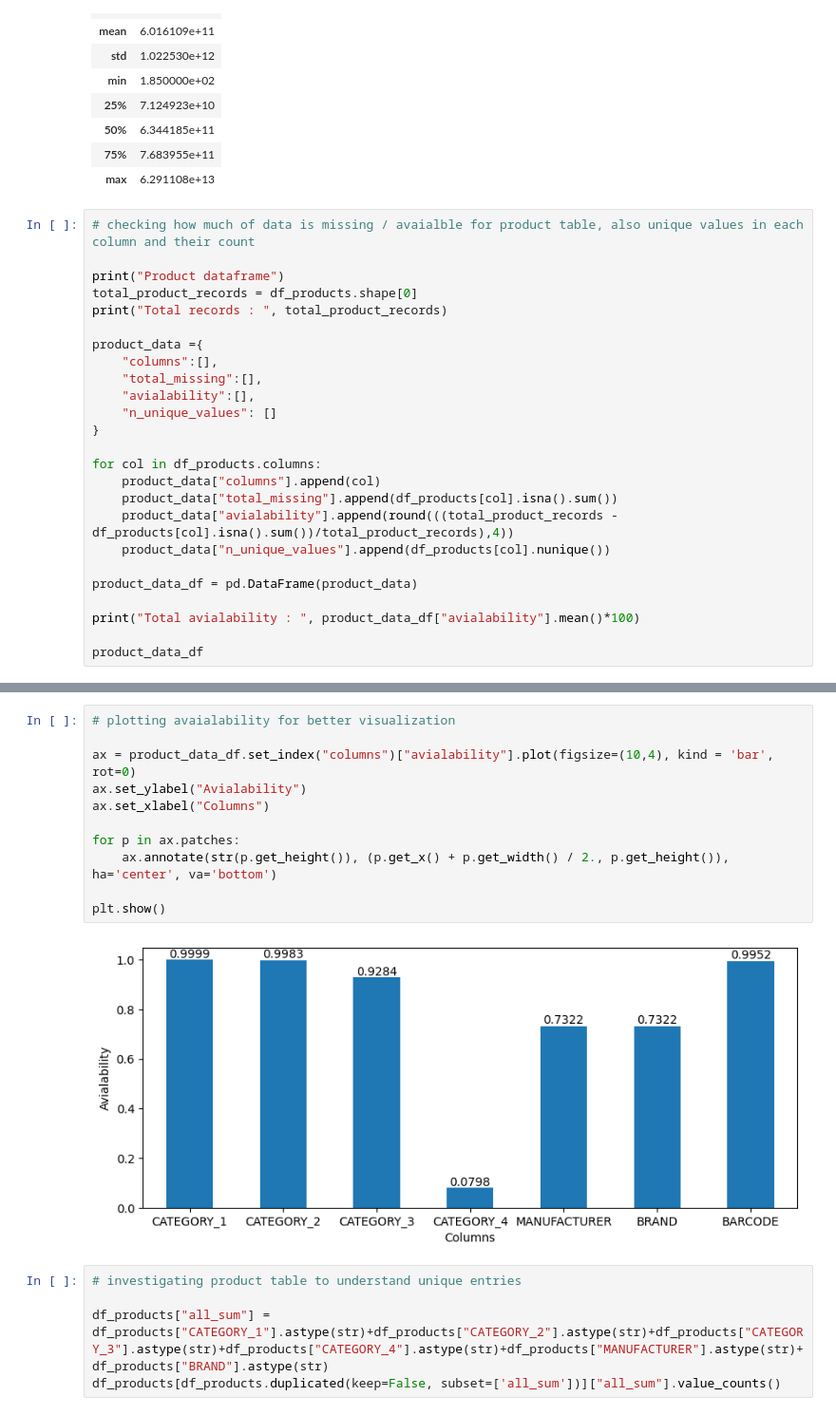
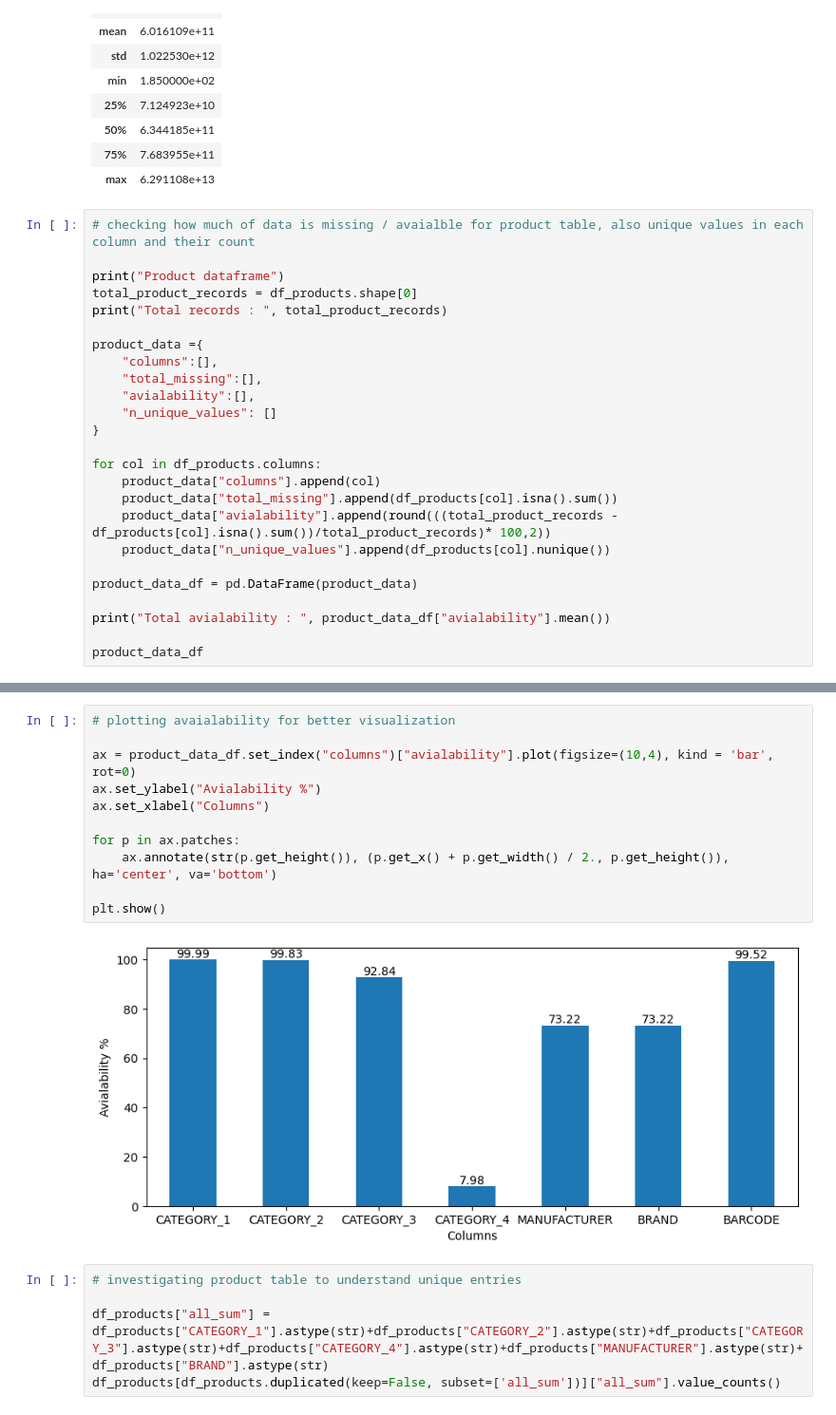
Before and after one commit to amoghkokari/MarketAnalytics, a Jupyter notebook: notebooks/exploratory_data_analysis.ipynb, the cells around one changed output, grey strips where cells are left out. Shown at 95% size. Cells and saved outputs as stored; diff of their text form.

```diff
--- a/notebooks/exploratory_data_analysis.ipynb
+++ b/notebooks/exploratory_data_analysis.ipynb
@@ -84,12 +85,12 @@ product_data ={
 for col in df_products.columns:
     product_data["columns"].append(col)
     product_data["total_missing"].append(df_products[col].isna().sum())
-    product_data["avialability"].append(round(((total_product_records - df_products[col].isna().sum())/total_product_records),4))
+    product_data["avialability"].append(round(((total_product_records - df_products[col].isna().sum())/total_product_records)* 100,2))
     product_data["n_unique_values"].append(df_products[col].nunique())
 
 product_data_df = pd.DataFrame(product_data)
 
-print("Total avialability : ", product_data_df["avialability"].mean()*100)
+print("Total avialability : ", product_data_df["avialability"].mean())
 
 product_data_df
 # %% [output]
@@ -107,16 +108,16 @@ Total avialability :  78.08571428571427
 # %%
 # plotting avaialability for better visualization
 
 ax = product_data_df.set_index("columns")["avialability"].plot(figsize=(10,4), kind = 'bar', rot=0)
-ax.set_ylabel("Avialability")
+ax.set_ylabel("Avialability %")
 ax.set_xlabel("Columns")
 
 for p in ax.patches:
     ax.annotate(str(p.get_height()), (p.get_x() + p.get_width() / 2., p.get_height()), ha='center', va='bottom')
 
 plt.show()
 # %% [output]
-[figure, old version]
+[figure, new version]
 # %%
 # investigating product table to understand unique entries
 
```
Also changed, not shown: parts of 16 cells of this notebook, 14 other files.
